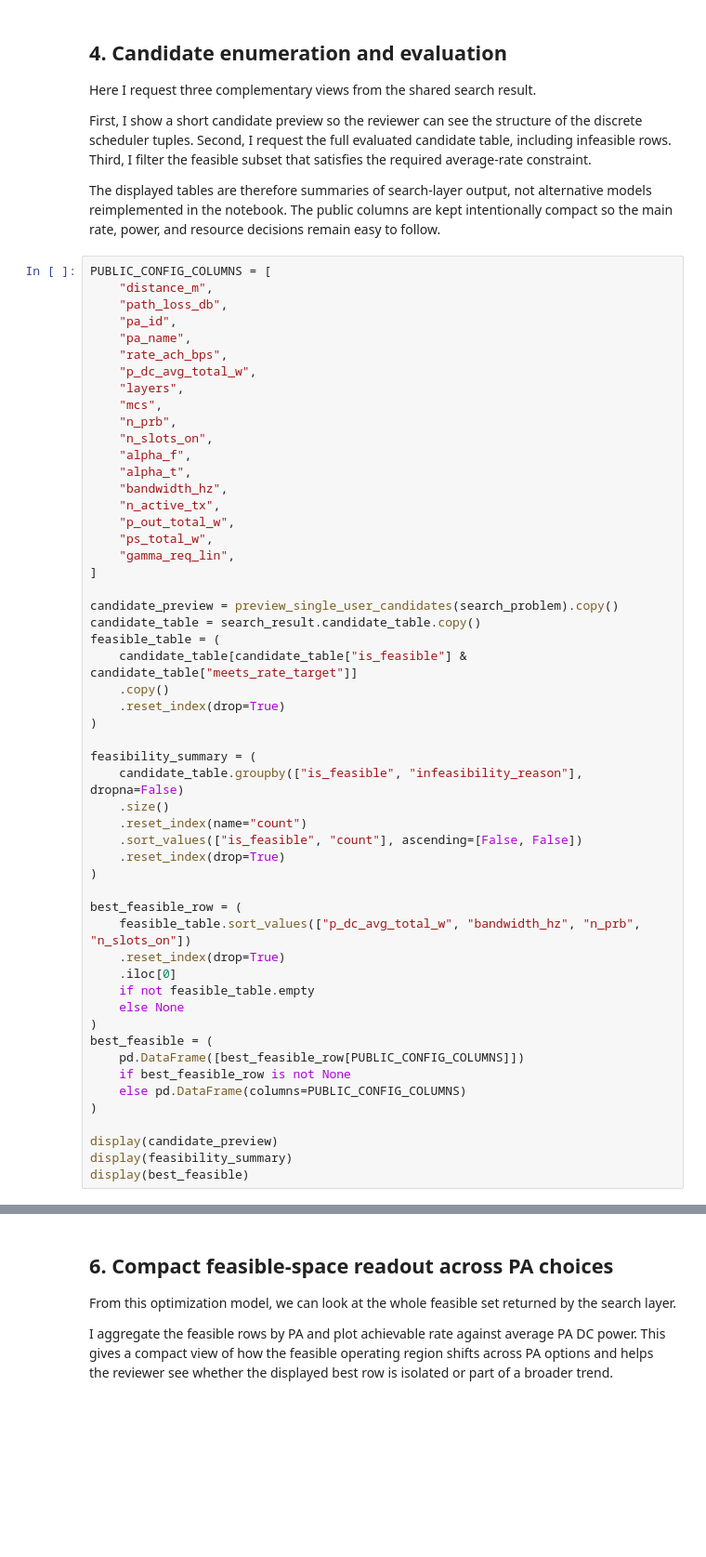
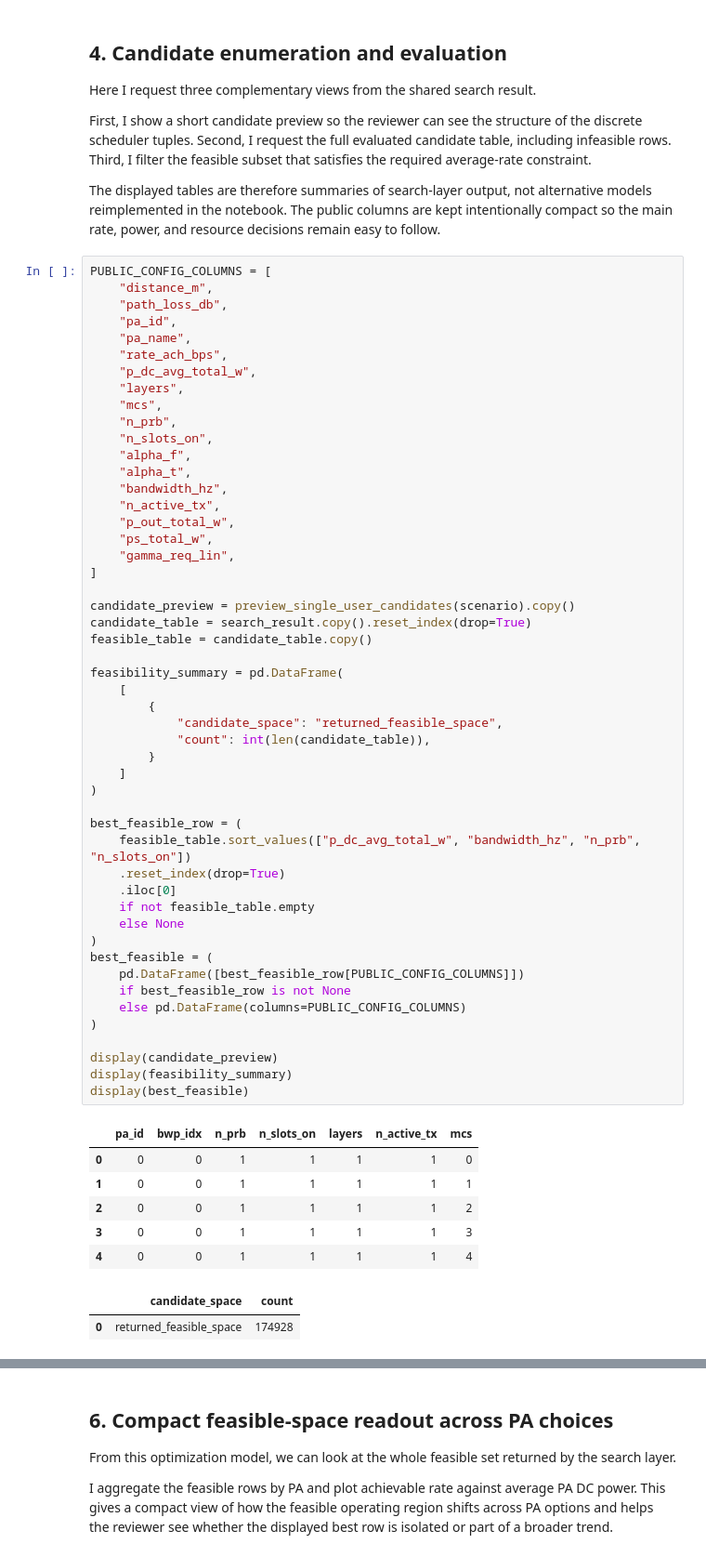
Before and after one commit to henryblu/ran-joint-scheduling-optimization, a Jupyter notebook: single_user_resource_allocation_model.ipynb, the cells around one changed output, grey strips where cells are left out. Shown at 93% size. Drawn from its saved outputs; the diff is of its cells as text; blank space fills up the shorter version.

```diff
--- a/single_user_resource_allocation_model.ipynb
+++ b/single_user_resource_allocation_model.ipynb
@@ -151,43 +123,49 @@ PUBLIC_CONFIG_COLUMNS = [
     "n_prb",
     "n_slots_on",
     "alpha_f",
     "alpha_t",
     "bandwidth_hz",
     "n_active_tx",
     "p_out_total_w",
     "ps_total_w",
     "gamma_req_lin",
 ]
 
-candidate_preview = preview_single_user_candidates(search_problem).copy()
-candidate_table = search_result.candidate_table.copy()
-feasible_table = (
-    candidate_table[candidate_table["is_feasible"] & candidate_table["meets_rate_target"]]
-    .copy()
-    .reset_index(drop=True)
-)
+candidate_preview = preview_single_user_candidates(scenario).copy()
+candidate_table = search_result.copy().reset_index(drop=True)
+feasible_table = candidate_table.copy()
 
-feasibility_summary = (
-    candidate_table.groupby(["is_feasible", "infeasibility_reason"], dropna=False)
-    .size()
-    .reset_index(name="count")
-    .sort_values(["is_feasible", "count"], ascending=[False, False])
-    .reset_index(drop=True)
+feasibility_summary = pd.DataFrame(
+    [
+        {
+            "candidate_space": "returned_feasible_space",
+            "count": int(len(candidate_table)),
+        }
+    ]
 )
 
 best_feasible_row = (
     feasible_table.sort_values(["p_dc_avg_total_w", "bandwidth_hz", "n_prb", "n_slots_on"])
     .reset_index(drop=True)
     .iloc[0]
     if not feasible_table.empty
     else None
 )
 best_feasible = (
     pd.DataFrame([best_feasible_row[PUBLIC_CONFIG_COLUMNS]])
     if best_feasible_row is not None
     else pd.DataFrame(columns=PUBLIC_CONFIG_COLUMNS)
 )
 
 display(candidate_preview)
 display(feasibility_summary)
 display(best_feasible)
+# %% [output]
+|  | pa_id | bwp_idx | n_prb | n_slots_on | layers | n_active_tx | mcs |
+| 0 | 0 | 0 | 1 | 1 | 1 | 1 | 0 |
+| 1 | 0 | 0 | 1 | 1 | 1 | 1 | 1 |
+| 2 | 0 | 0 | 1 | 1 | 1 | 1 | 2 |
+| 3 | 0 | 0 | 1 | 1 | 1 | 1 | 3 |
+| 4 | 0 | 0 | 1 | 1 | 1 | 1 | 4 |
+|  | candidate_space | count |
+| 0 | returned_feasible_space | 174928 |
```
Also changed, not shown: parts of 9 cells of this notebook, 24 other files.
